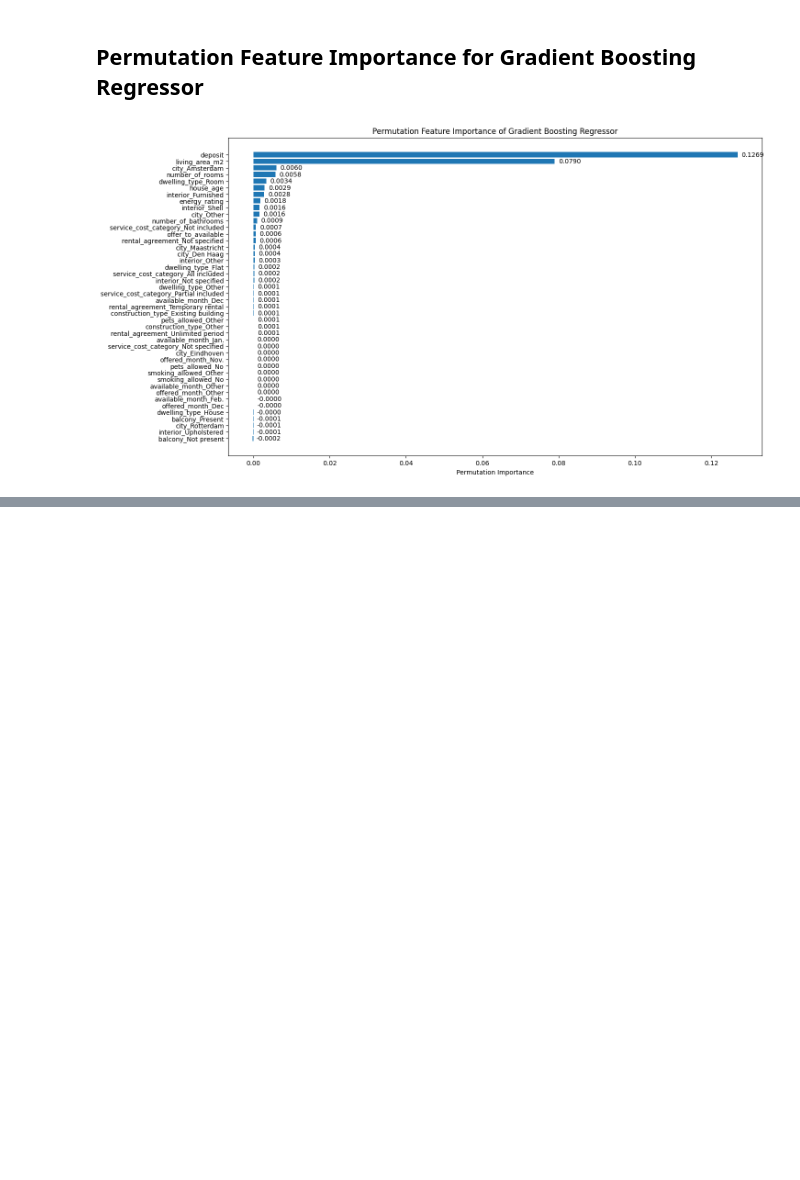
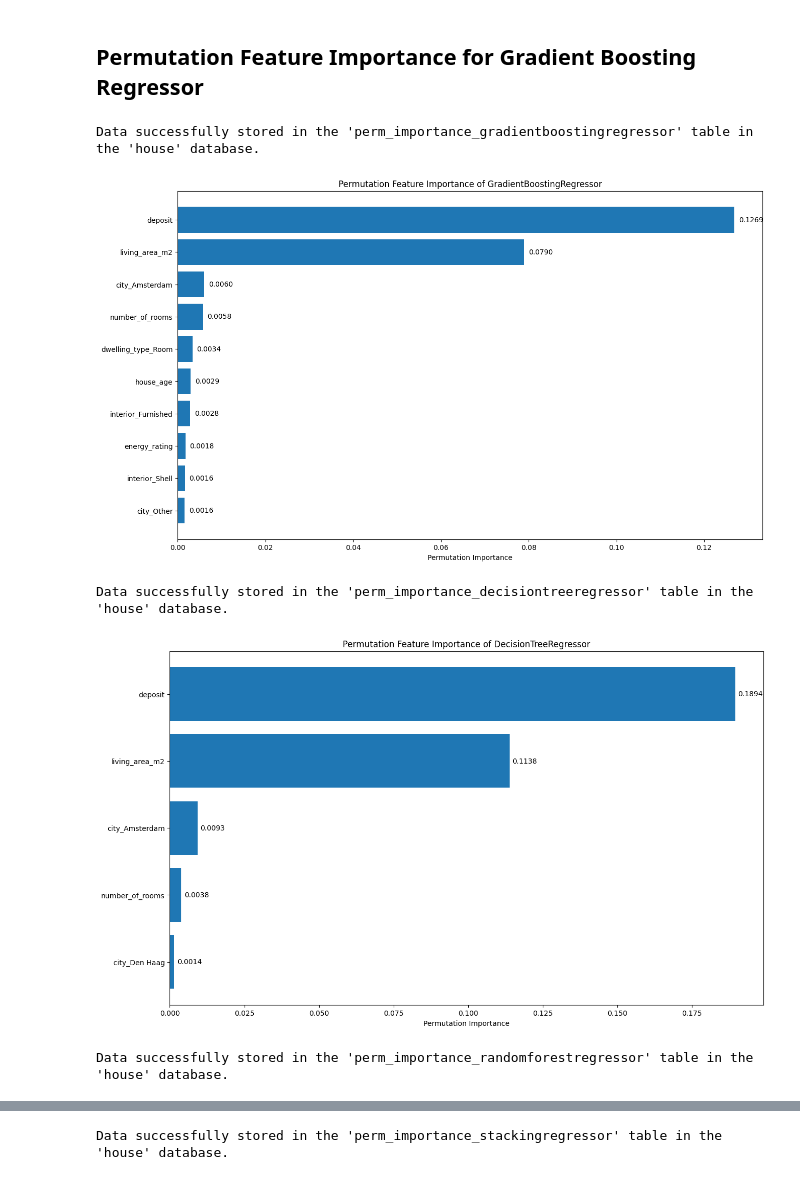
Before and after one commit to Yingtzudai/House-Searching-Helper, a Jupyter notebook: ML models.ipynb, the cells around one changed output, grey strips where cells are left out. Drawn from its saved outputs; the diff is of its cells as text; code cells hidden in the pictures; blank space fills up the shorter version.

Commit message:
Stored results in MySQL database

```diff
--- a/ML models.ipynb
+++ b/ML models.ipynb
@@ -330,12 +375,3 @@ Parameters of the model: {'alpha': 0.9, 'ccp_alpha': 0.0, 'criterion': 'friedman
-# %%
-# Output the result of the best-performed model
-
-gbr_tuned.fit(X_train, y_train)
-predictions = gbr_tuned.predict(X_test)
-
-# Create results DataFrame
-gbr_results = pd.DataFrame({'Predicted': predictions, 'Actual': y_test.values})
-gbr_results.to_csv('gbr_results.csv', index=False)
 # %% [markdown]
 ## Stacking Regressor
 # %%
@@ -440,31 +478,34 @@ plt.close()
 ## Permutation Feature Importance for Gradient Boosting Regressor
 # %%
 from sklearn.inspection import permutation_importance
-import matplotlib.pyplot as plt
-import pandas as pd
 
-# Permutation importance
-perm_importance = permutation_importance(gbr_tuned, X_test, y_test, scoring='neg_mean_squared_error', random_state=42)
-
-# Create a DataFrame for visualization
-perm_df = pd.DataFrame({
+models = [gbr_tuned, tree_tuned, rf_tuned, stacking_tuned]
+for m in models:
+    model_name = m.__class__.__name__
+    perm_importance = permutation_importance(m, X_test, y_test, scoring='neg_mean_squared_error', random_state=42)
+    # Create a DataFrame for visualization
+    perm_df = pd.DataFrame({
     'Feature': X_test.columns,
     'Importance': perm_importance['importances_mean']
-}).sort_values(by='Importance', ascending=False)
+    }).sort_values(by='Importance', ascending=False)
+    perm_df = perm_df[(perm_df['Importance'] > 0.001) | (perm_df['Importance'] < - 0.001)]
+    StoreTableToMysql(perm_df, f"perm_importance_{model_name}")
 
-# Plot permutation importance with values
-plt.figure(figsize=(15, 9))
-bars = plt.barh(perm_df['Feature'], perm_df['Importance'])
-plt.xlabel('Permutation Importance')
-plt.title('Permutation Feature Importance of Gradient Boosting Regressor')
-plt.gca().invert_yaxis()
+    # Plot permutation importance with values
+    plt.figure(figsize=(15, 9))
+    bars = plt.barh(perm_df['Feature'], perm_df['Importance'])
+    plt.xlabel('Permutation Importance')
+    plt.title(f"Permutation Feature Importance of {model_name}")
+    plt.gca().invert_yaxis()
 
-# Add importance values as text on the bars
-for bar, value in zip(bars, perm_df['Importance']):
-    plt.text(bar.get_width() + 0.001, bar.get_y() + bar.get_height()/2,
-             f'{value:.4f}', va='center', fontsize=10)
-
-plt.savefig('Permutation Feature Importance of Gradient Boosting Regressor.png')
-plt.show()
+    # Add importance values as text on the bars
+    for bar, value in zip(bars, perm_df['Importance']):
+        plt.text(bar.get_width() + 0.001, bar.get_y() + bar.get_height()/2,
+                f'{value:.4f}', va='center', fontsize=10)
+    plt.show()
 # %% [output]
+Data successfully stored in the 'perm_importance_gradientboostingregressor' table in the 'house' database.
-[figure, old version]
+[figure, new version]
+Data successfully stored in the 'perm_importance_decisiontreeregressor' table in the 'house' database.
+[figure, added]
+Data successfully stored in the 'perm_importance_randomforestregressor' table in the 'house' database.
@@ -470,0 +513 @@ plt.show()
+Data successfully stored in the 'perm_importance_stackingregressor' table in the 'house' database.
```
Also changed, not shown: parts of 10 cells of this notebook.
